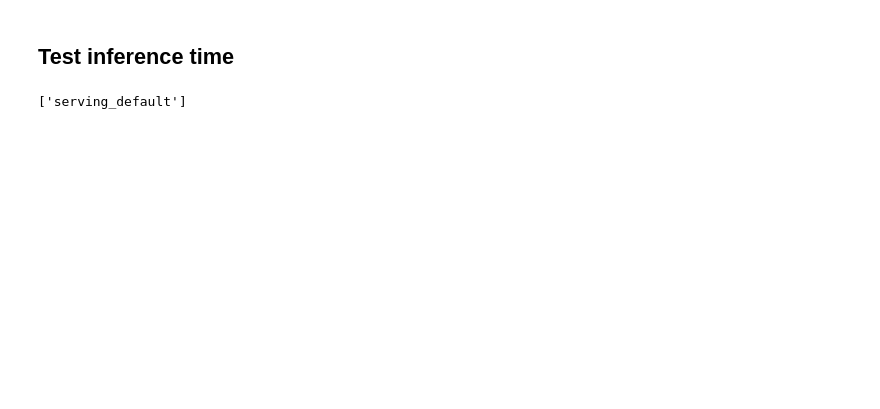
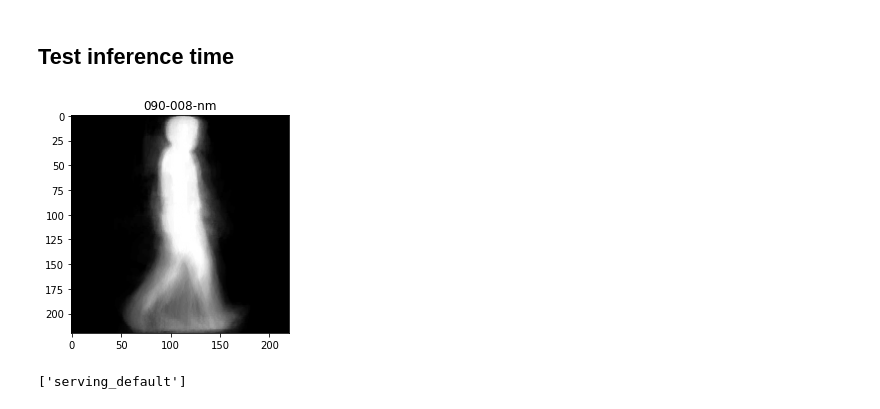
Before and after one commit to ChristianConchari/Distributed-edge-computing-for-appearance-based-gait-recognition, a Jupyter notebook: offline_processing/notebooks/cnn_classification_acceleration.ipynb, the cells around one changed output. Saved outputs shown, nothing was run; the diff lists cells and outputs as text; code cells hidden in the pictures; blank space fills up the shorter version.

```diff
--- a/offline_processing/notebooks/cnn_classification_acceleration.ipynb
+++ b/offline_processing/notebooks/cnn_classification_acceleration.ipynb
@@ -75,11 +73,17 @@ signature_def['__saved_model_init_op']:
 # %% [markdown]
 ## Test inference time
 # %%
-img_path = '../../060-nm-03_1.png'
+img_path = '../../utils/090-008-nm-01_1.png'
 image = cv2.imread(img_path, cv2.IMREAD_GRAYSCALE)
 image = image/255.0
 GEI = tf.reshape(image, [-1,220,220,1])
 GEI = tf.dtypes.cast(GEI, tf.float32)
+# %%
+plt.imshow(image, cmap="gray")
+plt.title('090-008-nm')
+plt.show()
+# %% [output]
+[figure, added]
 # %%
 saved_model_loaded = tf.saved_model.load(OUTPUT_SAVED_MODEL_DIR, tags=[tag_constants.SERVING])
 signature_keys = list(saved_model_loaded.signatures.keys())
```
Also changed, not shown: parts of 8 cells of this notebook, 4 other files.
